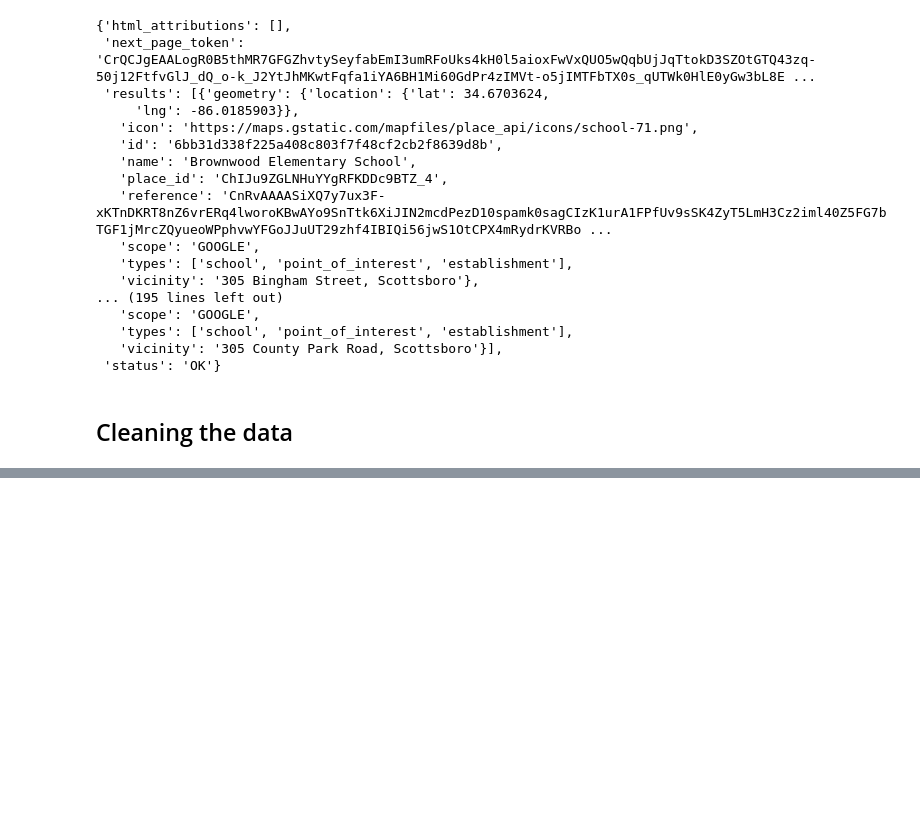
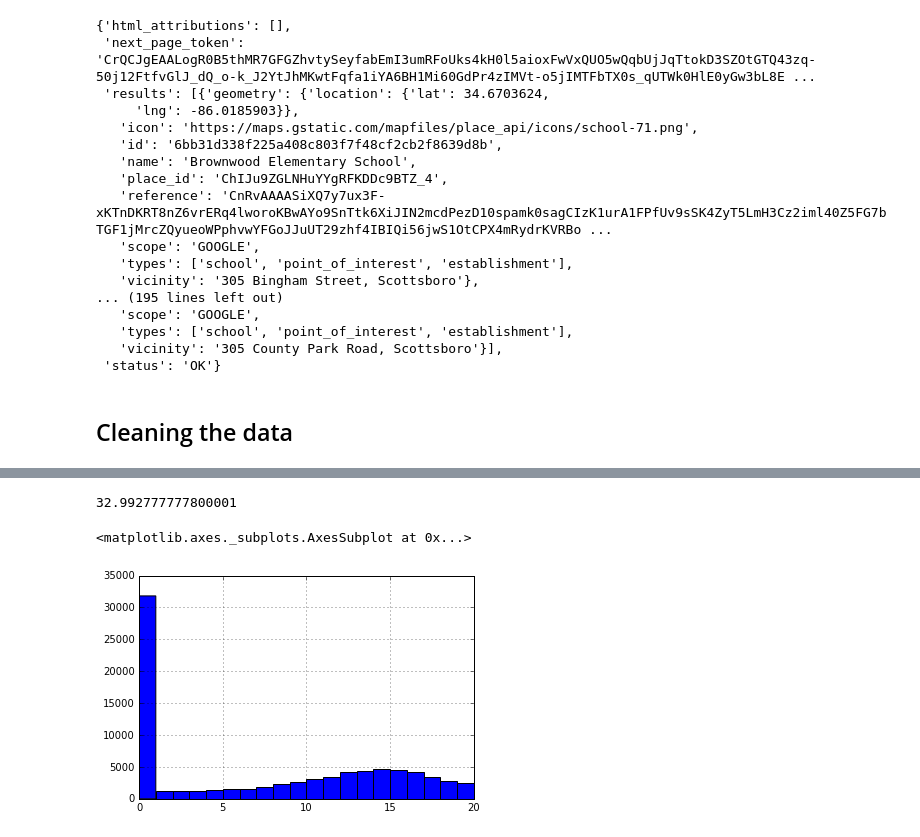
Before and after one commit to andersct/MDST-FARS-Presentation, a Jupyter notebook: Chengyu/viz/google_place.ipynb, the cells around one changed output, grey strips where cells are left out. Cells and saved outputs as stored; diff of their text form; code cells hidden in the pictures; blank space fills up the shorter version.

```diff
--- a/Chengyu/viz/google_place.ipynb
+++ b/Chengyu/viz/google_place.ipynb
@@ -67,0 +67,4 @@ cleaned_data[1]
+# %%
+acc_df.loc[0]["LATITUDE"]
+# %% [output]
+32.992777777800001
@@ -67,0 +83,48 @@ cleaned_data[1]
+# %%
+import numpy as np
+N = len(cleaned_data)
+school_cnt = np.zeros(N)
+univ_cnt = np.zeros(N)
+bar_cnt = np.zeros(N)
+liq_cnt = np.zeros(N)
+dist_google = np.zeros((N,20))
+i = 0
+for acc in cleaned_data:
+    j = 0
+    acc_loc = (acc_df.loc[i]["LATITUDE"], acc_df.loc[i]["LONGITUD"])
+    for place in acc:
+        school_cnt[i] += "school" in place['types']
+        univ_cnt[i] += "university" in place['types']
+        bar_cnt[i] += "bar" in place['types']
+        liq_cnt[i] += "liquor_store" in place['types']
+        place_loc = (place['lat'], place['lng'] )
+        if "bar" in place['types'] or "liquor_store" in place['types']:
+            dist_google[i,j] = great_circle(acc_loc, place_loc).miles
+            j += 1
+    i += 1
+
+df_google = pd.DataFrame({"school_cnt":school_cnt, "bar_cnt":bar_cnt, "univ_cnt":univ_cnt, "liq_cnt":liq_cnt})
+# dist_google
+# %%
+df_google['drunk'] = acc_df['DRUNK_DR']
+# %%
+% matplotlib inline
+drunk_df_google = df_google[df_google['drunk']]
+nondrunk_df_google = df_google[~df_google['drunk']]
+
+# drunk_df_google['bar_cnt'].hist()
+# nondrunk_df_google['bar_cnt'].hist()
+
+
+drunk_df_google['school_cnt'].hist(bins=20)
+# nondrunk_df_google['school_cnt'].hist(bins=100)
+
+
+
+# df_google['bar_cnt'].hist()
+# df_google['school_cnt'].hist()
+# df_google['bar_cnt'].hist()
+# df_google['univ_cnt'].hist()
+# %% [output]
+<matplotlib.axes._subplots.AxesSubplot at 0x...>
+[figure, added]
```
Also changed, not shown: parts of 7 cells of this notebook, 1 other file.
